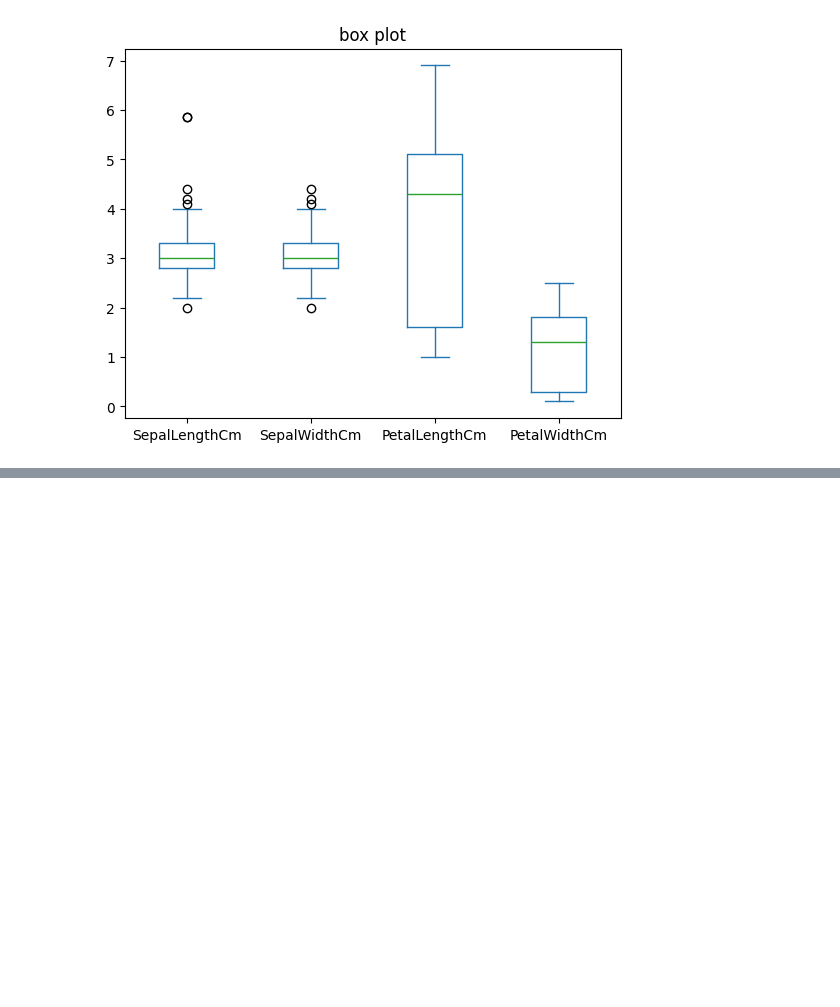
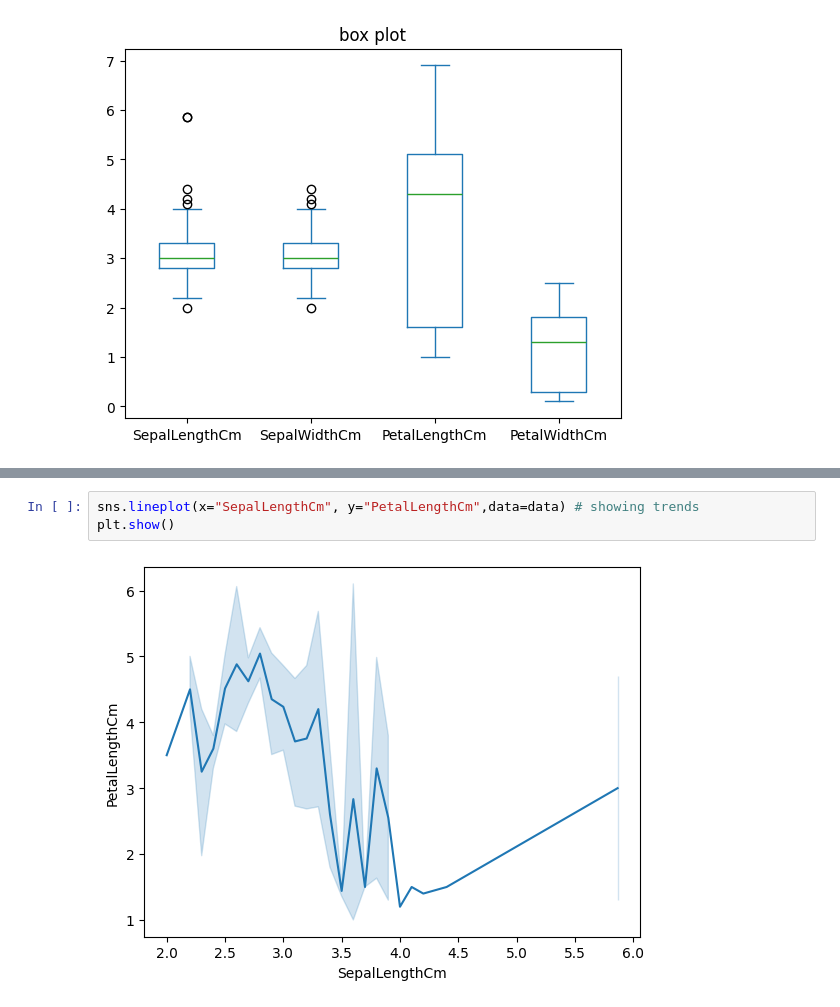
Before and after one commit to anishkr-sahu/data_visualization, a Jupyter notebook: Revision_day_1.ipynb, the cells around one changed output, grey strips where cells are left out. Cells and saved outputs as stored; diff of their text form; blank space fills up the shorter version.

```diff
--- a/Revision_day_1.ipynb
+++ b/Revision_day_1.ipynb
@@ -272,0 +282,5 @@ plt.show()
+# %%
+sns.lineplot(x="SepalLengthCm", y="PetalLengthCm",data=data) # showing trends
+plt.show()
+# %% [output]
+[figure, added]
```
Also changed, not shown: parts of 12 cells of this notebook.
